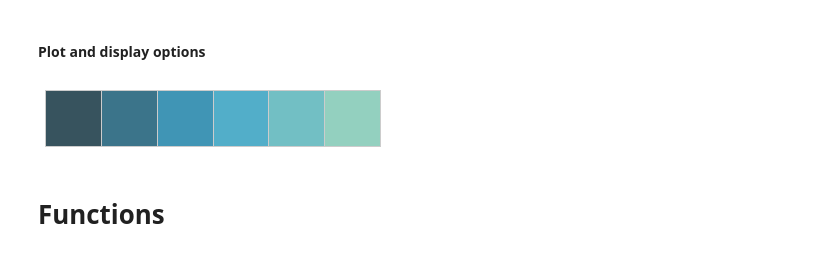
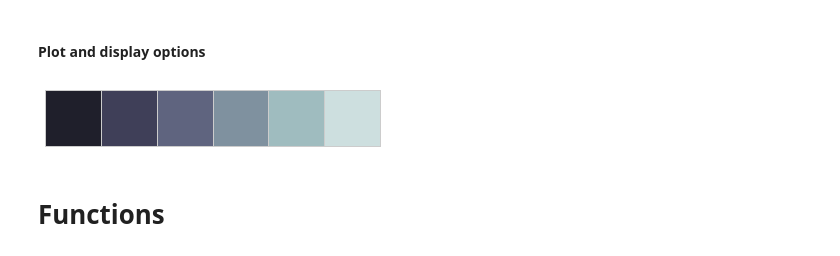
Before and after one commit to mrola/blacklist_overlap_test, a Jupyter notebook: notebooks/sifter.ipynb, the cells around one changed output. Cells and saved outputs as stored; diff of their text form; code cells hidden in the pictures.

```diff
--- a/notebooks/sifter.ipynb
+++ b/notebooks/sifter.ipynb
@@ -156,15 +158,15 @@ inbound_prefetched_test = {
 # %%
 # Pandas - global display options
 pd.set_option('display.width', 120)
 pd.set_option('max_colwidth', 0)
 
 # Seaborn - plot options
 sns.set()
 sns.set(style="whitegrid", rc={"figure.figsize": (14, 8)})
-sns.set_palette("GnBu_d")
+sns.set_palette("bone")
 sns.palplot(sns.color_palette())
 # %% [output]
-[figure, old version]
+[figure, new version]
 # %% [markdown]
 # Functions
 # %%
```
Also changed, not shown: parts of 14 cells of this notebook.
